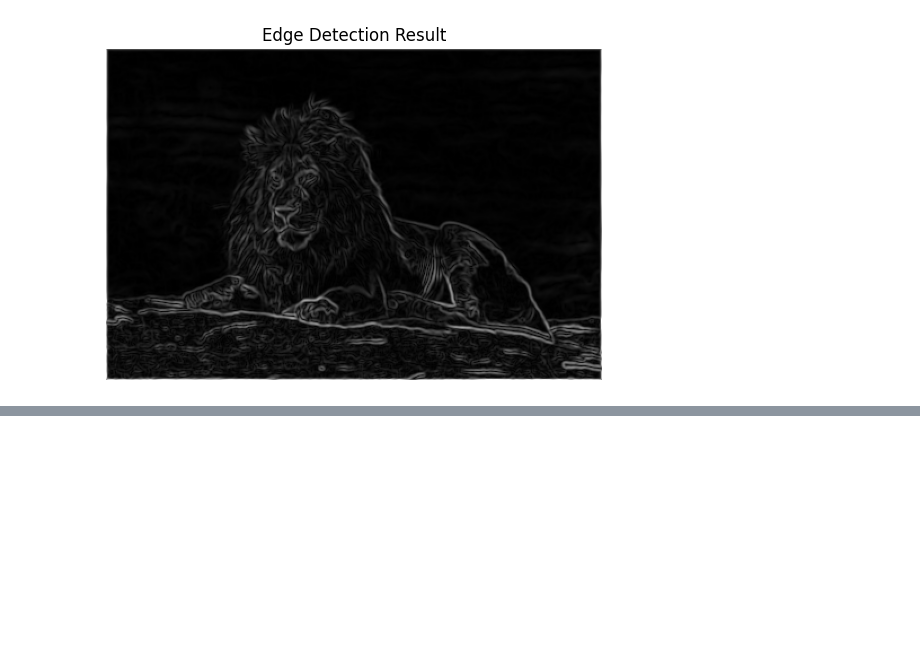
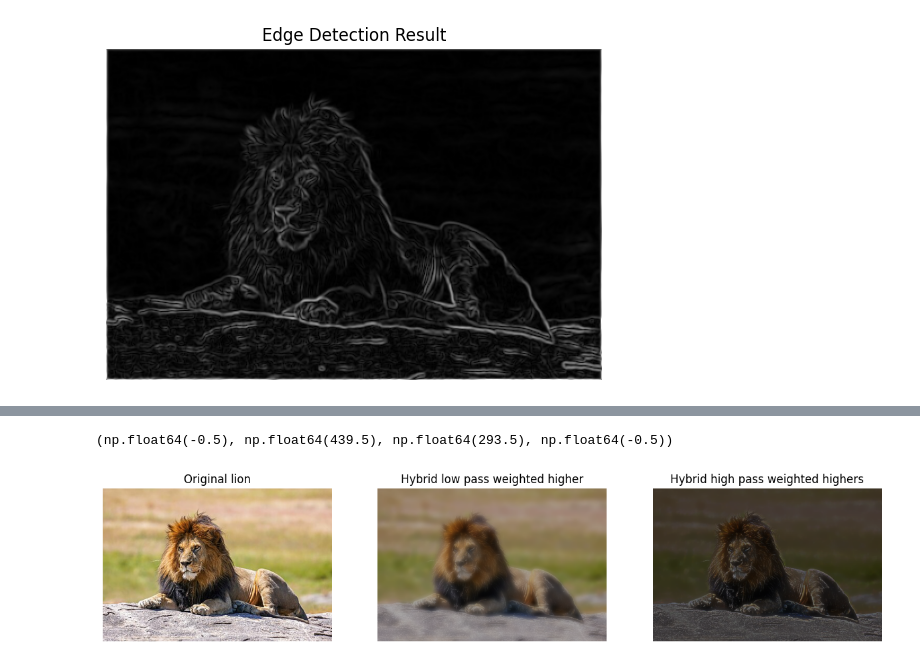
Before and after one commit to JesusMGalindo/Edge-Detection-and-Hybrid-Image-Processing, a Jupyter notebook: hybrid.ipynb, the cells around one changed output, grey strips where cells are left out. Cells and saved outputs as stored; diff of their text form; code cells hidden in the pictures; blank space fills up the shorter version.

```diff
--- a/hybrid.ipynb
+++ b/hybrid.ipynb
@@ -134,0 +195,24 @@ plt.show()
+# %%
+
+hybrid_varient1 = cv2.addWeighted(low_pass,0.7,high_pass,0.3,0)
+hybrid_varient2 = cv2.addWeighted(low_pass,0.3,high_pass,0.7,0)
+
+plt.figure(figsize=(15, 10))
+
+plt.subplot(2, 3, 1)
+plt.title('Original lion')
+plt.imshow(rgb_image)
+plt.axis('off')
+
+plt.subplot(2, 3, 2)
+plt.title('Hybrid low pass weighted higher')
+plt.imshow(hybrid_varient1)
+plt.axis('off')
+
+plt.subplot(2, 3, 3)
+plt.title('Hybrid high pass weighted highers')
+plt.imshow(hybrid_varient2)
+plt.axis('off')
+# %% [output]
+(np.float64(-0.5), np.float64(439.5), np.float64(293.5), np.float64(-0.5))
+[figure, added]
```
Also changed, not shown: parts of 5 cells of this notebook, 2 other files.
